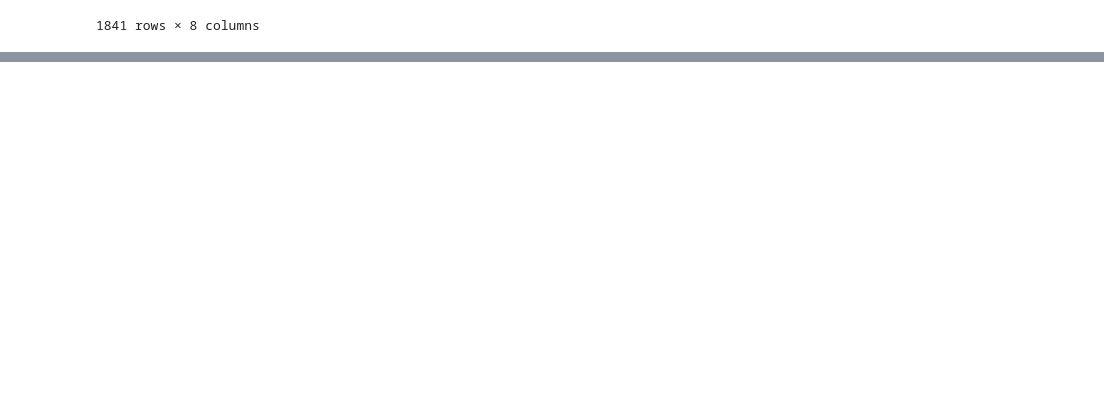
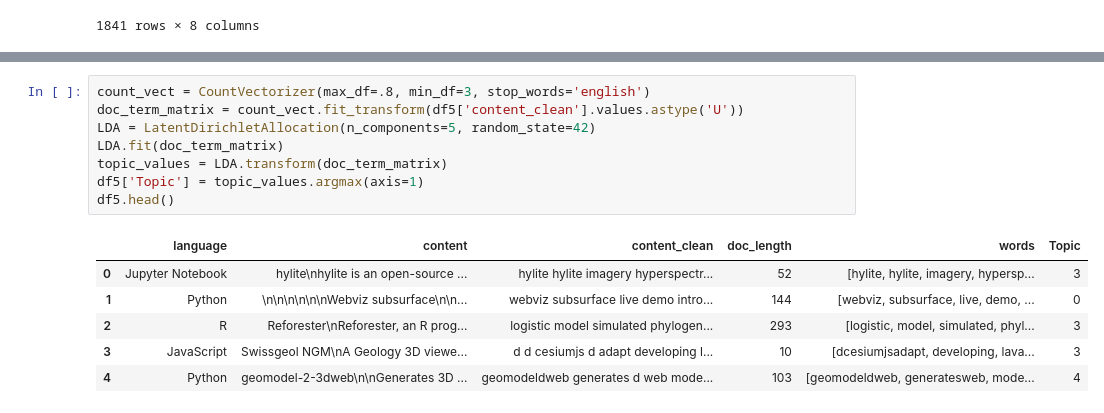
Before and after one commit to CSolitaire/side_projects, a Jupyter notebook: topic_modeling.ipynb, the cells around one changed output, grey strips where cells are left out. Drawn from its saved outputs; the diff is of its cells as text; blank space fills up the shorter version.

```diff
--- a/topic_modeling.ipynb
+++ b/topic_modeling.ipynb
@@ -1998,0 +2027,15 @@ df5.head()
+# %%
+count_vect = CountVectorizer(max_df=.8, min_df=3, stop_words='english')
+doc_term_matrix = count_vect.fit_transform(df5['content_clean'].values.astype('U'))
+LDA = LatentDirichletAllocation(n_components=5, random_state=42)
+LDA.fit(doc_term_matrix)
+topic_values = LDA.transform(doc_term_matrix)
+df5['Topic'] = topic_values.argmax(axis=1)
+df5.head()
+# %% [output]
+|  | language | content | content_clean | doc_length | words | Topic |
+| 0 | Jupyter Notebook | hylite\nhylite is an open-source ... | hylite hylite imagery hyperspectr... | 52 | [hylite, hylite, imagery, hypersp... | 3 |
+| 1 | Python | \n\n\n\n\n\nWebviz subsurface\n\n... | webviz subsurface live demo intro... | 144 | [webviz, subsurface, live, demo, ... | 0 |
+| 2 | R | Reforester\nReforester, an R prog... | logistic model simulated phylogen... | 293 | [logistic, model, simulated, phyl... | 3 |
+| 3 | JavaScript | Swissgeol NGM\nA Geology 3D viewe... | d d cesiumjs d adapt developing l... | 10 | [dcesiumjsadapt, developing, lava... | 3 |
+| 4 | Python | geomodel-2-3dweb\n\nGenerates 3D ... | geomodeldweb generates d web mode... | 103 | [geomodeldweb, generatesweb, mode... | 4 |
```
Also changed, not shown: parts of 42 cells of this notebook.
